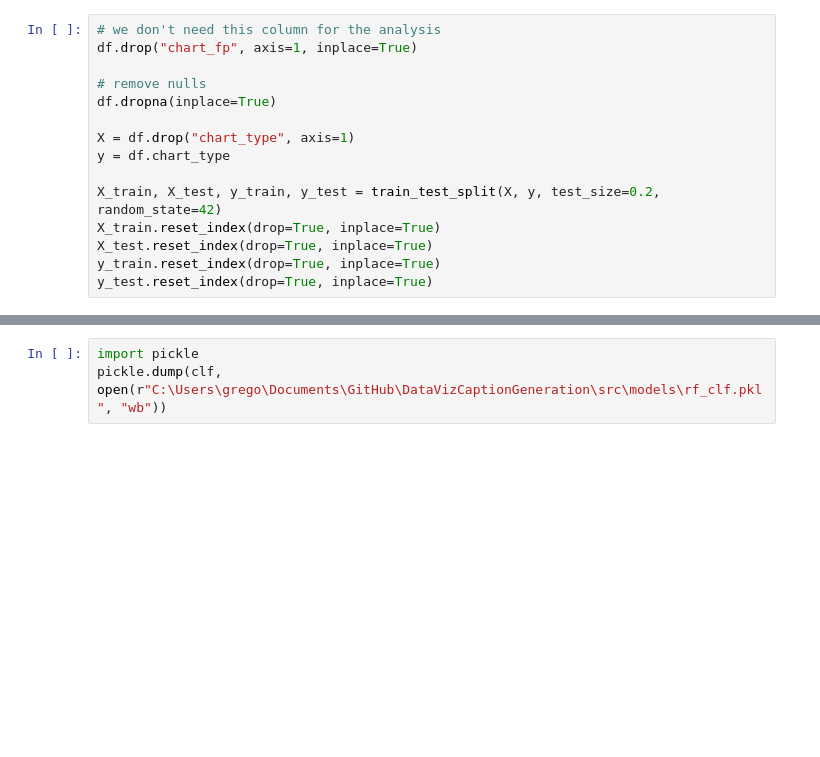
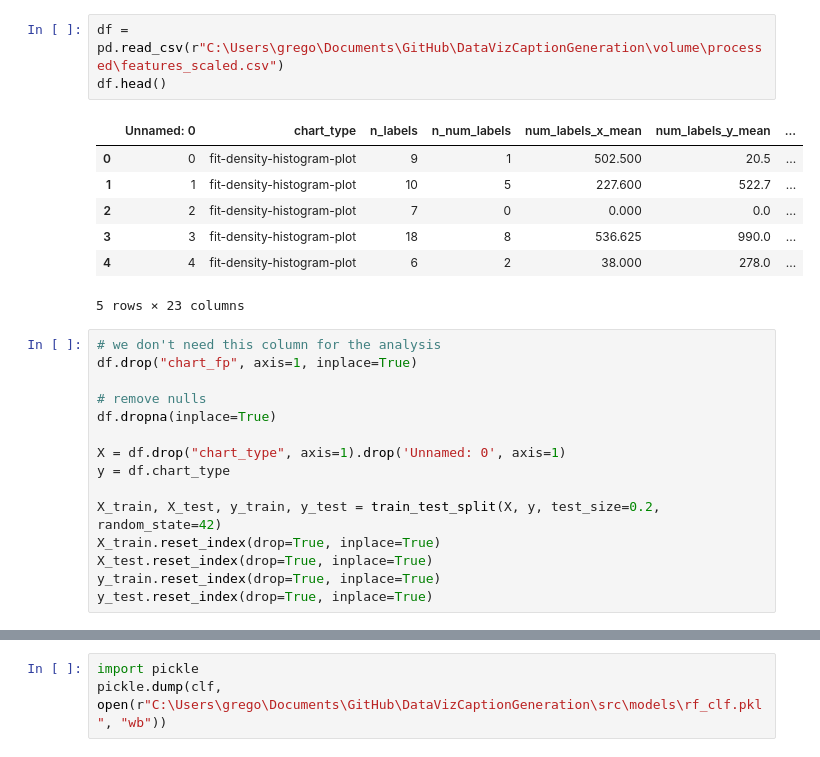
Before and after one commit to g1776/CV-BAGLE, a Jupyter notebook: src/glyph_label_analysis.ipynb, the cells around one changed output, grey strips where cells are left out. Saved outputs shown, nothing was run; the diff lists cells and outputs as text; blank space fills up the shorter version.

```diff
--- a/src/glyph_label_analysis.ipynb
+++ b/src/glyph_label_analysis.ipynb
@@ -53,3 +7,14 @@ df.head()
+# %%
+df = pd.read_csv(r"C:\Users\grego\Documents\GitHub\DataVizCaptionGeneration\volume\processed\features_scaled.csv")
+df.head()
+# %% [output]
+|  | Unnamed: 0 | chart_type | n_labels | n_num_labels | num_labels_x_mean | num_labels_y_mean | ... |
+| 0 | 0 | fit-density-histogram-plot | 9 | 1 | 502.500 | 20.5 | ... |
+| 1 | 1 | fit-density-histogram-plot | 10 | 5 | 227.600 | 522.7 | ... |
+| 2 | 2 | fit-density-histogram-plot | 7 | 0 | 0.000 | 0.0 | ... |
+| 3 | 3 | fit-density-histogram-plot | 18 | 8 | 536.625 | 990.0 | ... |
+| 4 | 4 | fit-density-histogram-plot | 6 | 2 | 38.000 | 278.0 | ... |
+5 rows × 23 columns
 # %%
 # we don't need this column for the analysis
 df.drop("chart_fp", axis=1, inplace=True)
@@ -57,7 +22,7 @@ df.drop("chart_fp", axis=1, inplace=True)
 # remove nulls
 df.dropna(inplace=True)
 
-X = df.drop("chart_type", axis=1)
+X = df.drop("chart_type", axis=1).drop('Unnamed: 0', axis=1)
 y = df.chart_type
 
 X_train, X_test, y_train, y_test = train_test_split(X, y, test_size=0.2, random_state=42)
```
Also changed, not shown: parts of 6 cells of this notebook, 11 other files.
